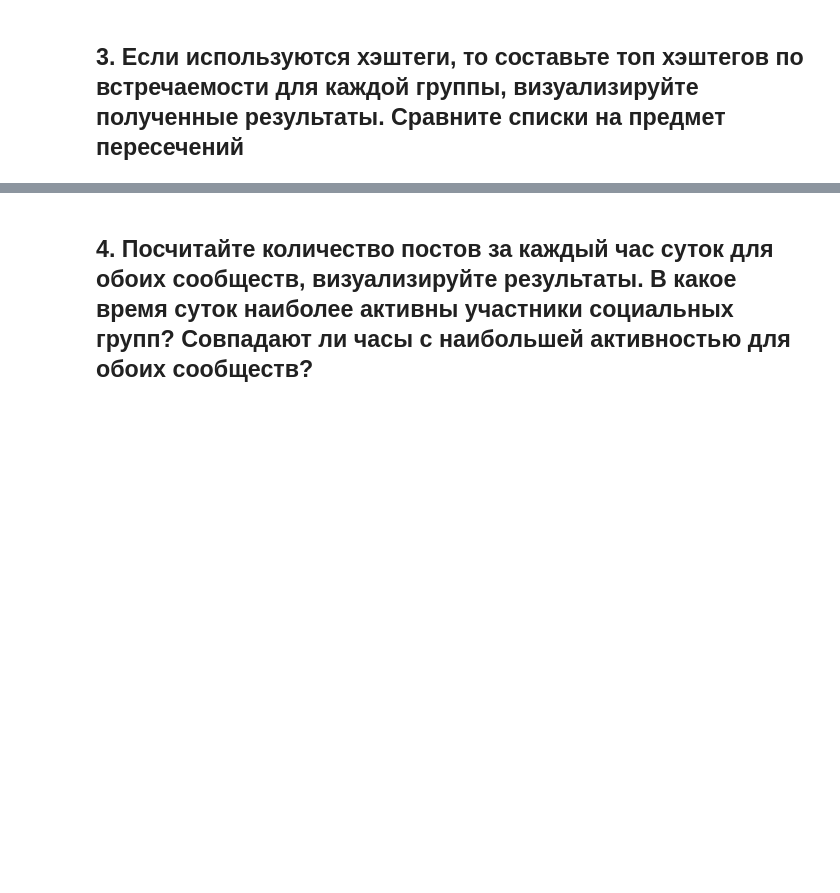
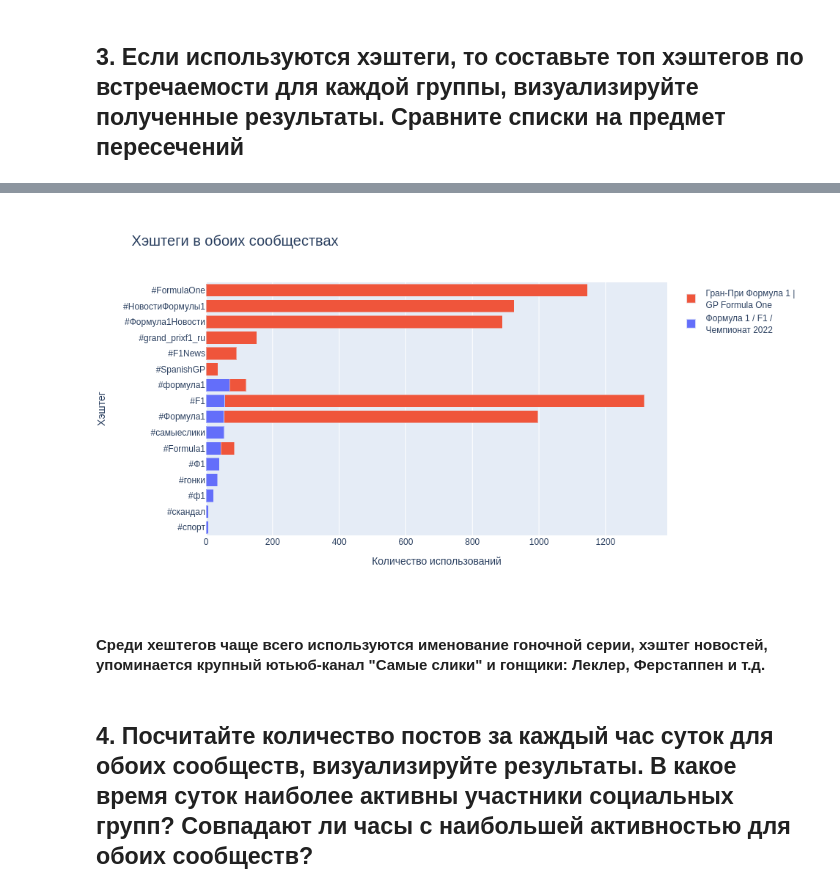
Before and after one commit to alexanderlakiza/itmo-social_media_analysis, a Jupyter notebook: ordinary_subject/lab1/analysis.ipynb, the cells around one changed output, grey strips where cells are left out. Saved outputs shown, nothing was run; the diff lists cells and outputs as text; code cells hidden in the pictures; blank space fills up the shorter version.

```diff
--- a/ordinary_subject/lab1/analysis.ipynb
+++ b/ordinary_subject/lab1/analysis.ipynb
@@ -115,3 +189,9 @@ print(output)
+# %%
+Image(filename='images/hash_both.png')
+# %% [output]
+[figure, added]
+# %% [markdown]
+#### Среди хештегов чаще всего используются именование гоночной серии, хэштег новостей, упоминается крупный ютьюб-канал "Самые слики" и гонщики: Леклер, Ферстаппен и т.д.
 # %% [markdown]
 ## 4. Посчитайте количество постов за каждый час суток для обоих сообществ, визуализируйте результаты. В какое время суток наиболее активны участники социальных групп? Совпадают ли часы с наибольшей активностью для обоих сообществ?
 # %%
```
Also changed, not shown: parts of 13 cells of this notebook, 5 other files.
